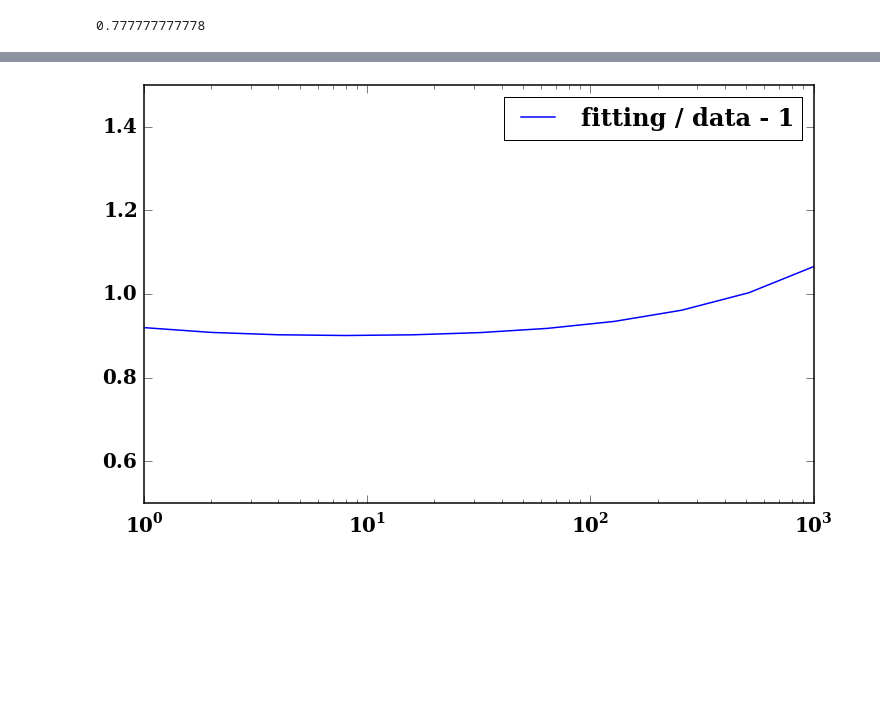
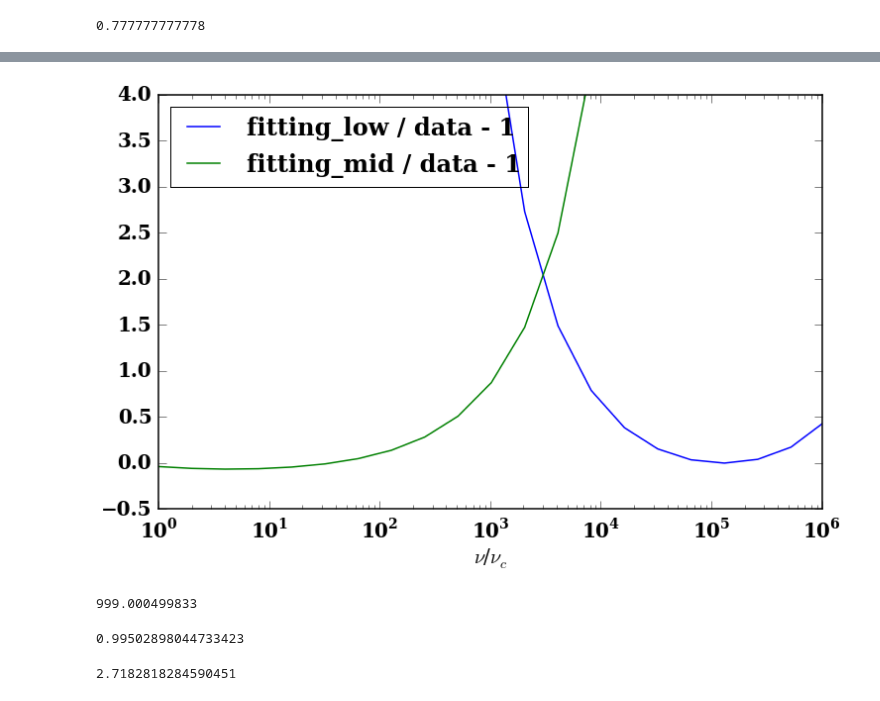
Before and after one commit to ZhaoweiZ/kappa_summer, a Jupyter notebook: finding_fitting_formula_to_kappa.ipynb, the cells around one changed output, grey strips where cells are left out. Drawn from its saved outputs; the diff is of its cells as text; code cells hidden in the pictures; blank space fills up the shorter version.

Commit message:
still trying to find fitting formula

```diff
--- a/finding_fitting_formula_to_kappa.ipynb
+++ b/finding_fitting_formula_to_kappa.ipynb
@@ -40,8 +40,8 @@ pl.rcParams['ytick.direction']  = 'in'
 #constants in natural units
 #m = 1.
 #c = 1.
-theta_e = 100.
-theta_e_1 = 100.
+theta_e = 10.
+theta_e_1 = 10.
 #nu_c = 1
 #B = 10.
 #e = 1
@@ -76,7 +76,7 @@ gamma_50_max = 1000.
 C = 1.
 n_dn = (nu / nu_c) * abs(np.sin(theta))
 Index_cutoff = 0.001
-kappa = 3.5
+kappa = 10.
 gamma_cutoff = 1000.
 # %%
 def thermal_dist(gamma):
@@ -349,22 +406,55 @@ for i in range(1, 1000, 10):
 -0.49999899324
 -0.499999011634
 # %%
-def error_thermal_with_here():
+def error_thermal_with_here_low():
 
-    data_x = data_kappa_3_5_C_theta_100[:,0]
+    data_x = data_kappa_3_5_C_theta_10[:,0]
 
-    ans = kappa_low_freq(data_x * nu_c)
+    ans = kappa_low_freq(data_x * nu_c)  /(np.pi**3 /4)
 
-    error = ans / data_kappa_3_5_C_theta_100[:, 1] - 1.
+    error = ans / data_kappa_3_5_C_theta_10[:, 1] - 1.
 
     return error
 
-pl.semilogx(data_kappa_3_5_C_theta_100[:,0], error_thermal_with_here(), label = 'fitting / data - 1')
 
-pl.xlim([0, 1e3])
-pl.ylim([0.5, 1.5])
 
-pl.legend()
+def error_thermal_with_here_mid():
+
+    data_x = data_kappa_3_5_C_theta_10[:,0]
+
+    ans = kappa_middle_freg(data_x * nu_c)/2
+
+    error = ans / data_kappa_3_5_C_theta_10[:, 1] - 1.
+
+    return error
+
+pl.semilogx(data_kappa_3_5_C_theta_10[:,0], error_thermal_with_here_mid(), label = 'fitting_low / data - 1')
+pl.semilogx(data_kappa_3_5_C_theta_10[:,0], error_thermal_with_here_low(), label = 'fitting_mid / data - 1')
+
+pl.xlim([0, 1e6])
+pl.ylim([-0.5, 4])
+pl.xlabel("$\\nu$/$\\nu_c$")
+
+
+
+
+pl.legend(loc = 'upper left')
 pl.show()
 # %% [output]
-[figure, old version]
+[figure, new version]
+# %%
+def func_test_here(gamma):
+    f = np.exp(-gamma/gamma_cutoff)
+    return f
+print quad(func_test_here, 1, np.inf)[0]
+# %% [output]
+999.000499833
+# %%
+kappa_here = 100
+(1. + 1./kappa_here)**(-kappa_here - 1) * np.exp(1)
+# %% [output]
+0.99502898044733423
+# %%
+np.exp(1)
+# %% [output]
+2.7182818284590451
```
Also changed, not shown: parts of 6 cells of this notebook, 2 other files.
